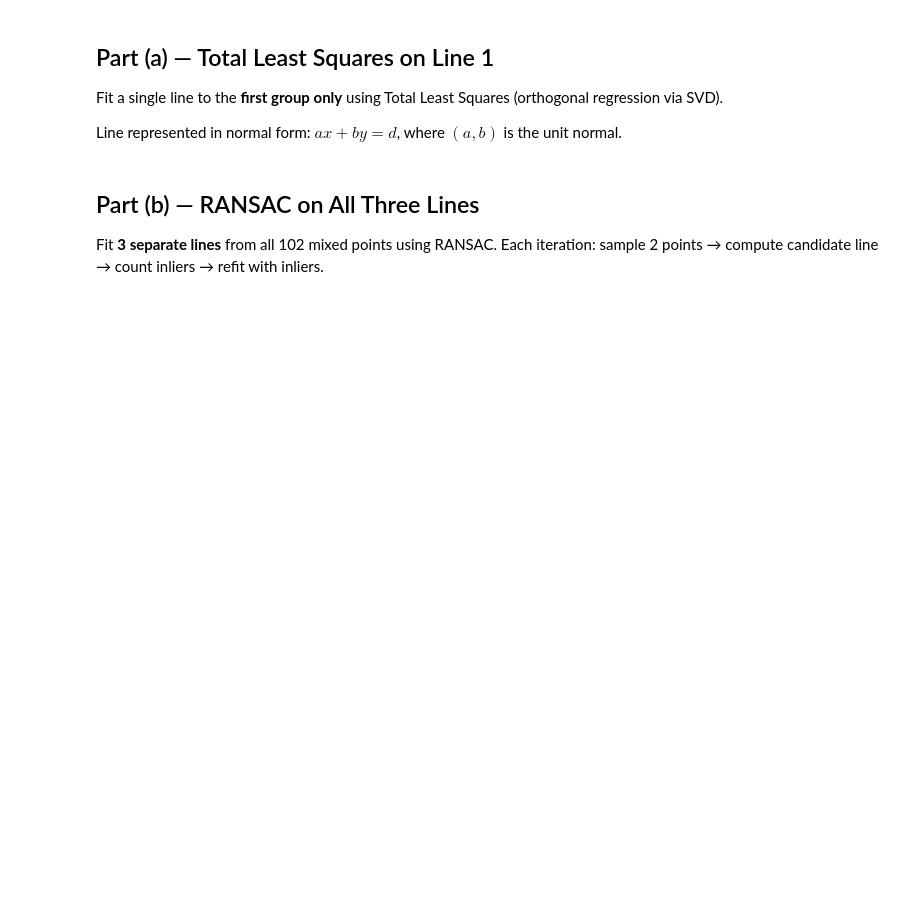
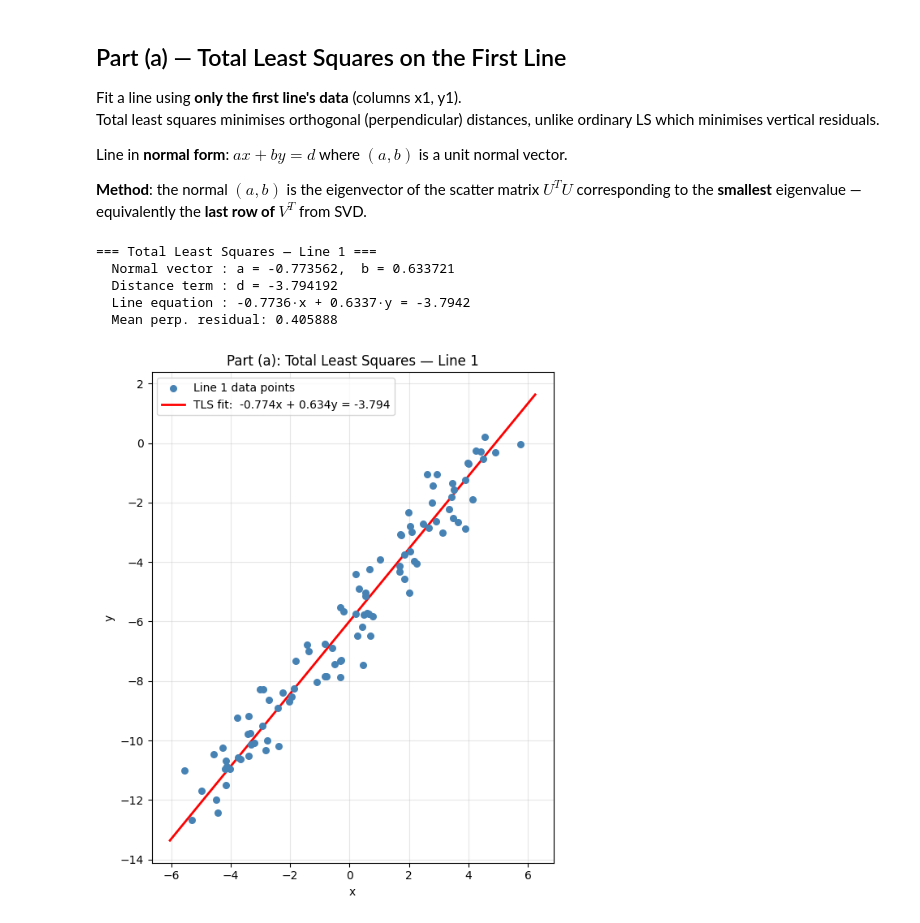
Before and after one commit to Kalana-Demintha-Vidanapathirana/258839R_IT5437_CV_Assignment_2, a Jupyter notebook: src/problem1_line_fitting.ipynb, the cells around one changed output. Cells and saved outputs as stored; diff of their text form; code cells hidden in the pictures; blank space fills up the shorter version.

```diff
--- a/src/problem1_line_fitting.ipynb
+++ b/src/problem1_line_fitting.ipynb
@@ -24,6 +33,9 @@ plt.show()
 # %% [markdown]
-## Part (a) — Total Least Squares on Line 1
+## Part (a) — Total Least Squares on the First Line
 
-Fit a single line to the **first group only** using Total Least Squares (orthogonal regression via SVD).
+Fit a line using **only the first line's data** (columns x1, y1).
+Total least squares minimises orthogonal (perpendicular) distances, unlike ordinary LS which minimises vertical residuals.
 
-Line represented in normal form: $ax + by = d$, where $(a,b)$ is the unit normal.
+Line in **normal form**: $ax + by = d$ where $(a, b)$ is a unit normal vector.
+
+**Method**: the normal $(a,b)$ is the eigenvector of the scatter matrix $U^TU$ corresponding to the **smallest** eigenvalue — equivalently the **last row of $V^T$** from SVD.
@@ -55,5 +41,0 @@ plt.show()
-# %% [markdown]
-## Part (b) — RANSAC on All Three Lines
-
-Fit **3 separate lines** from all 102 mixed points using RANSAC.
-Each iteration: sample 2 points → compute candidate line → count inliers → refit with inliers.
@@ -69,0 +42,46 @@ print('Total points:', N)
+# %%
+# Extract first line's data
+x1 = D[:, 0]
+y1 = D[:, 3]
+pts1 = np.column_stack((x1, y1))   # shape (N, 2)
+
+# Centre the data
+mean1 = np.mean(pts1, axis=0)
+U = pts1 - mean1
+
+# SVD of scatter matrix — last row of Vt = eigenvector for smallest eigenvalue
+_, _, Vt = np.linalg.svd(U.T @ U)
+a, b = Vt[-1, 0], Vt[-1, 1]
+d = a * mean1[0] + b * mean1[1]
+
+print('=== Total Least Squares — Line 1 ===')
+print(f'  Normal vector : a = {a:.6f},  b = {b:.6f}')
+print(f'  Distance term : d = {d:.6f}')
+print(f'  Line equation : {a:.4f}·x + {b:.4f}·y = {d:.4f}')
+
+# Mean perpendicular residual (should be small)
+residuals = np.abs(a * x1 + b * y1 - d)
+print(f'  Mean perp. residual: {residuals.mean():.6f}')
+# %% [output]
+=== Total Least Squares — Line 1 ===
+  Normal vector : a = -0.773562,  b = 0.633721
+  Distance term : d = -3.794192
+  Line equation : -0.7736·x + 0.6337·y = -3.7942
+  Mean perp. residual: 0.405888
+# %%
+fig, ax = plt.subplots(figsize=(7, 7))
+ax.scatter(x1, y1, color='steelblue', s=30, zorder=3, label='Line 1 data points')
+
+# Draw fitted line across the data range
+x_range = np.array([x1.min() - 0.5, x1.max() + 0.5])
+y_range = (d - a * x_range) / b
+ax.plot(x_range, y_range, 'r-', linewidth=2, label=f'TLS fit:  {a:.3f}x + {b:.3f}y = {d:.3f}')
+
+ax.set_title('Part (a): Total Least Squares — Line 1')
+ax.set_xlabel('x'); ax.set_ylabel('y')
+ax.legend(); ax.set_aspect('equal'); ax.grid(True, alpha=0.3)
+plt.tight_layout()
+plt.savefig('../output/p1a_tls.png', dpi=150)
+plt.show()
+# %% [output]
+[figure, added]
```
Also changed, not shown: parts of 11 cells of this notebook, 20 other files.
